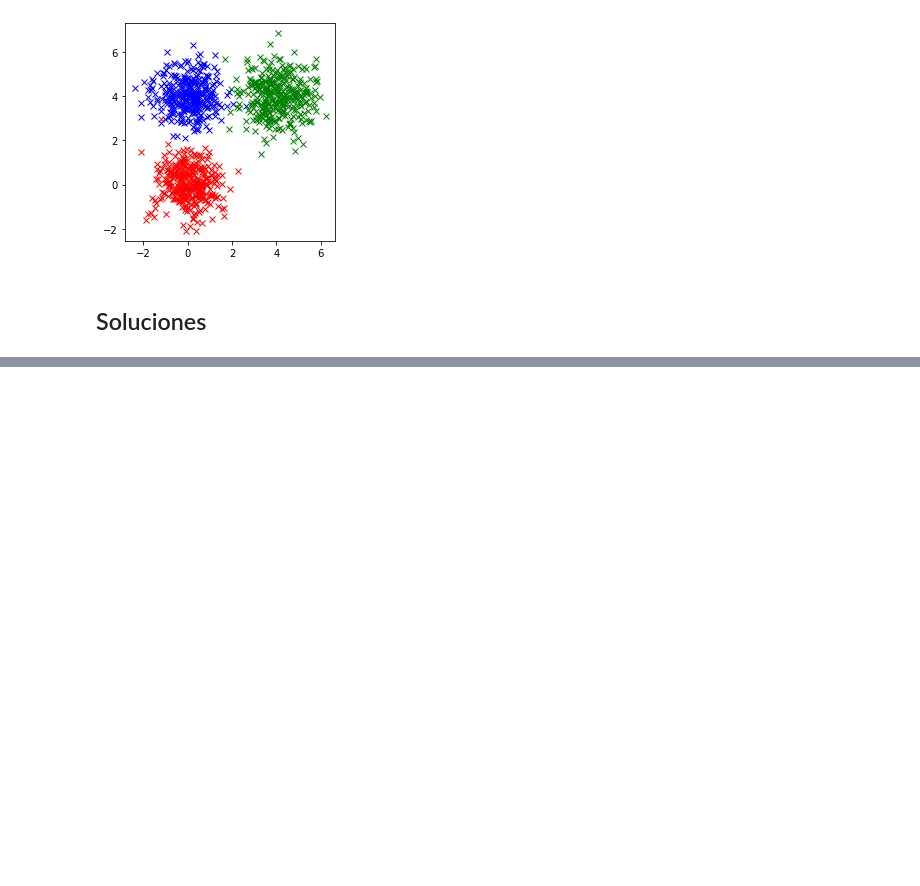
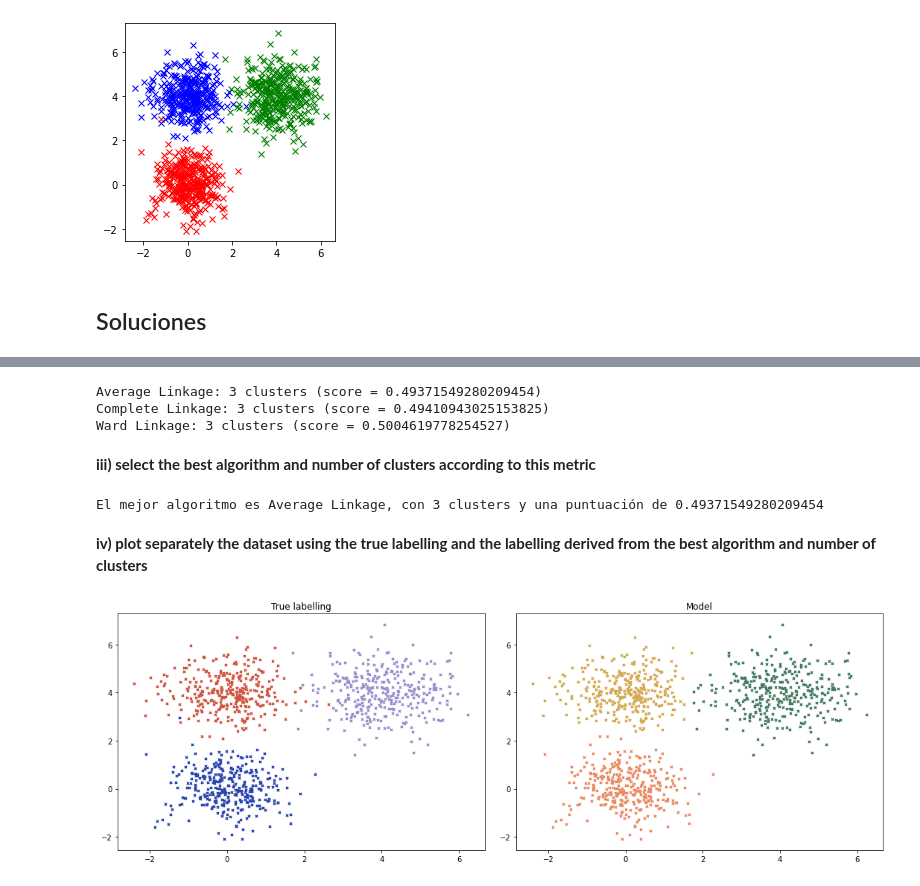
Before and after one commit to CGDavid/ML_2_P4, a Jupyter notebook: H4.ipynb, the cells around one changed output, grey strips where cells are left out. Drawn from its saved outputs; the diff is of its cells as text; code cells hidden in the pictures; blank space fills up the shorter version.

Commit message:
db index

```diff
--- a/H4.ipynb
+++ b/H4.ipynb
@@ -75,0 +121,9 @@ for n_clusters in number_of_cluster_list:
+# %%
+# Iteramos sobre los modelos almacenados anteriormente en el diccionario clustering_models_by_n
+for n_clusters, clustering_algorithms in clustering_models_by_n.items():
+    print(f'{str(n_clusters)} clusters:')
+    for name, model in clustering_algorithms:
+        db_index = davies_bouldin_score(X, model.labels_)
+        print(f'\t{name}: {str(db_index)}')
+
+    print()
@@ -75,0 +152,71 @@ for n_clusters in number_of_cluster_list:
+# %%
+# Cuanto más bajo es el valor del índice de Davies Bouldin, más compactos serán los
+# clusters y más separados entre sí, por lo tanto cogeremos el valor más pequeño
+
+# Creamos un diccionario cuya key será el modelo y su valor una tupla con el
+# número de clusters más óptimo y su db_index
+best_n_clusters_by_model = {}
+
+for n_clusters, clustering_algorithms in clustering_models_by_n.items():
+    for name, model in clustering_algorithms:
+        db_index = davies_bouldin_score(X, model.labels_)
+
+        if name not in best_n_clusters_by_model:
+            # Inicializamos el diccionario
+            best_n_clusters_by_model[name] = (n_clusters, db_index)
+        else:
+            # Si es mejor candidato, lo añadimos al diccionario
+            if best_n_clusters_by_model[name][1] > db_index:
+                best_n_clusters_by_model[name] = (n_clusters, db_index)
+
+# Mostramos el resultado
+for name, tuple in best_n_clusters_by_model.items():
+    print(f'{name}: {tuple[0]} clusters (score = {tuple[1]})')
+# %% [output]
+Average Linkage: 3 clusters (score = 0.49371549280209454)
+Complete Linkage: 3 clusters (score = 0.49410943025153825)
+Ward Linkage: 3 clusters (score = 0.5004619778254527)
+# %% [markdown]
+**iii) select the best algorithm and number of clusters according to this metric**
+# %%
+# Partimos del resultado del apartado anterior
+best_result = ()
+
+for name, tuple in best_n_clusters_by_model.items():
+    if not best_result:
+        # Si aún no tenemos candidato, añadimos el actual
+        best_result = (name, tuple[0], tuple[1])
+    else:
+        if best_result[2] > tuple[1]:
+            # Si el resultado es menor (más óptimo) lo guardamos en best_result
+            best_result = (name, tuple[0], tuple[1])
+
+optimal_algorithm_name = best_result[0]
+optimal_n_clusters = best_result[1]
+optimal_db_index = best_result[2]
+
+print(f"El mejor algoritmo es {optimal_algorithm_name}, con {optimal_n_clusters} clusters y una puntuación de {optimal_db_index}")
+# %% [output]
+El mejor algoritmo es Average Linkage, con 3 clusters y una puntuación de 0.49371549280209454
+# %% [markdown]
+**iv) plot separately the dataset using the true labelling and the labelling derived from the best algorithm
+and number of clusters**
+# %%
+f, axs = plt.subplots(1, 2, figsize = (15, 5))
+f.tight_layout()
+
+# Recuperamos el modelo que corresponde al mejor resultado
+optimal_model = clustering_models_by_n[optimal_n_clusters][[0] == optimal_algorithm_name][1]
+optimal_labels = optimal_model.labels_
+distinct_labels = list(set(y))
+
+for label in distinct_labels:
+    # Etiquetas reales
+    axs[0].scatter(X[y == label, 0], X[y == label, 1], s = 10, marker = 'x', color = np.random.rand(3,))
+    axs[0].set_title("True labelling")
+
+    # Etiquetas provenientes del modelo
+    axs[1].scatter(X[optimal_labels == label, 0], X[optimal_labels == label, 1], s = 10, marker = 'x', color = np.random.rand(3,))
+    axs[1].set_title("Model")
+# %% [output]
+[figure, added]
```
Also changed, not shown: parts of 24 cells of this notebook.
